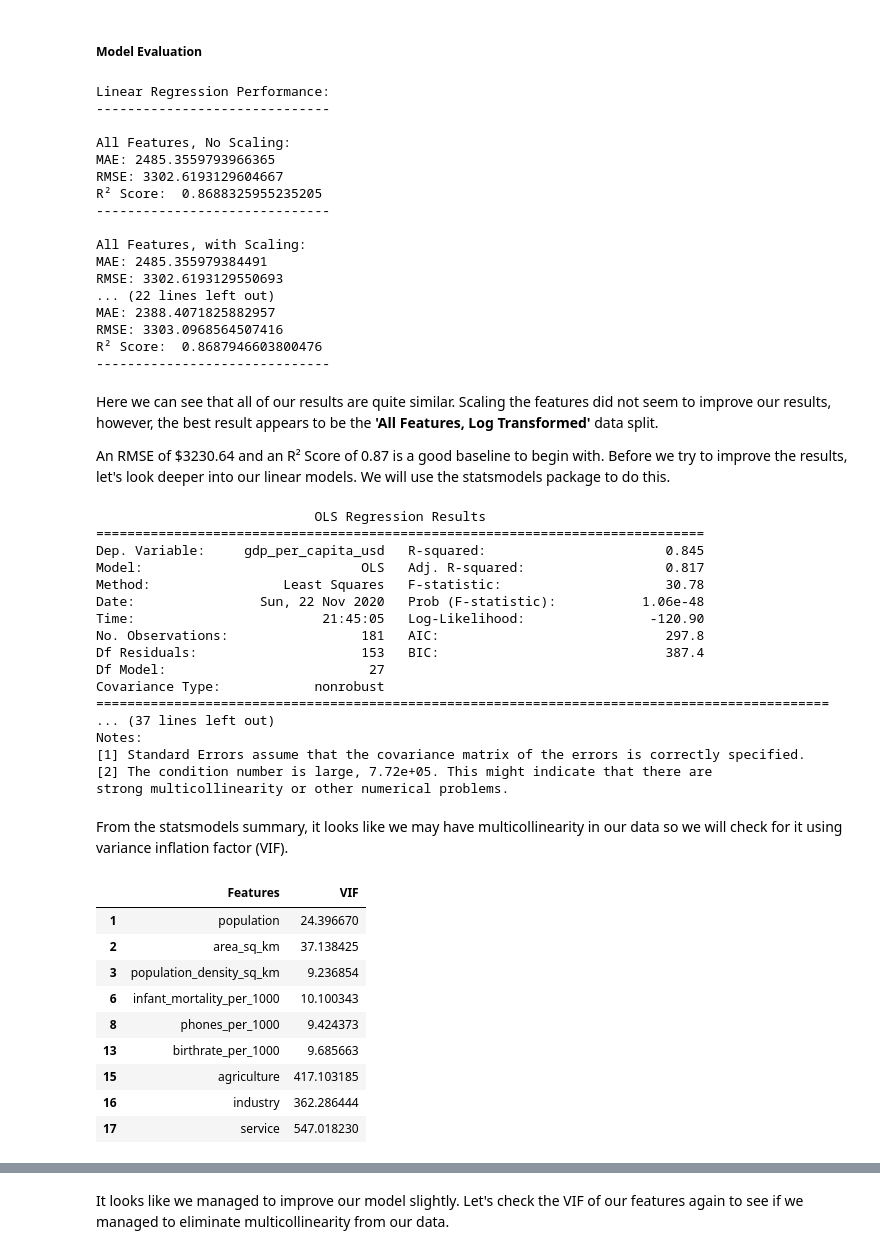
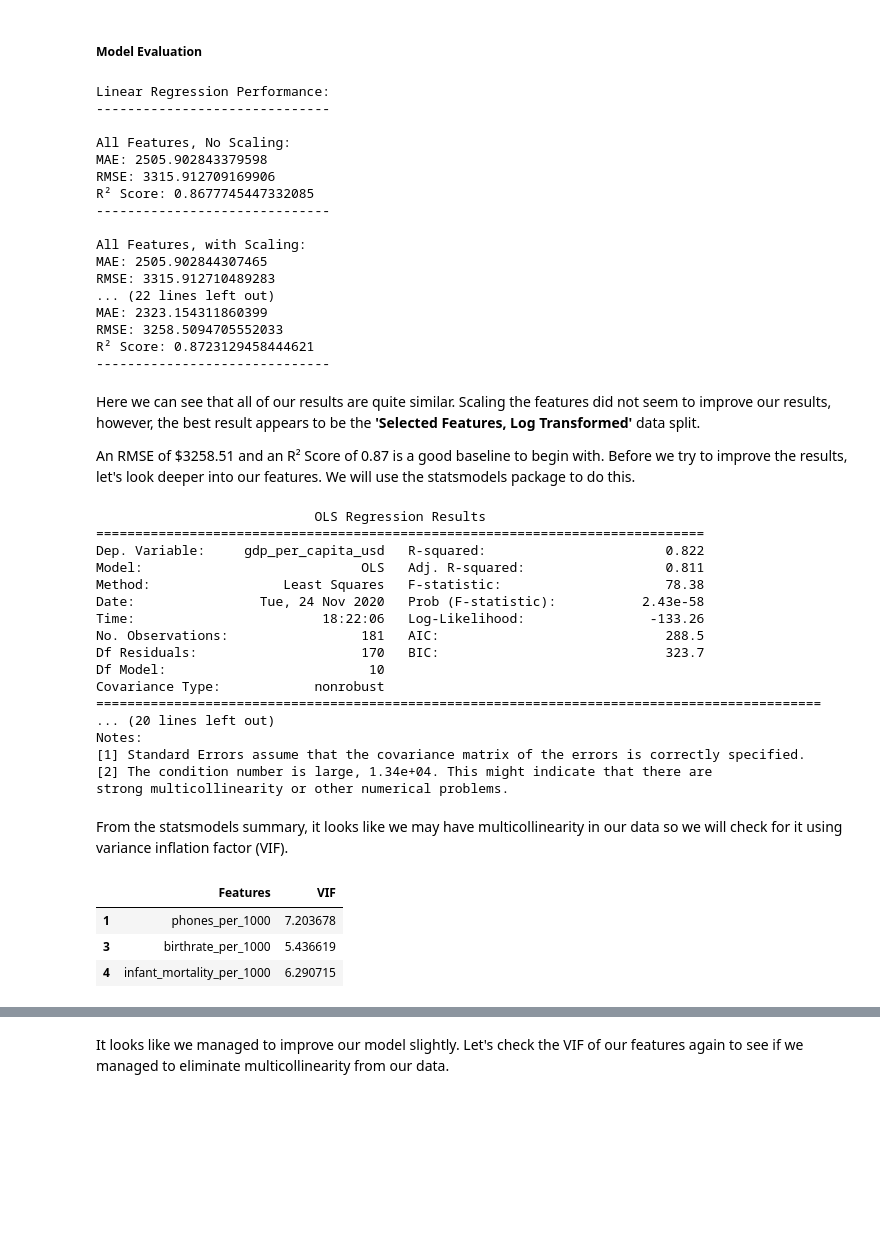
Before and after one commit to dan-grant-hunter/Countries_of_the_World, a Jupyter notebook: countries_of_the_world.ipynb, the cells around one changed output, grey strips where cells are left out. Drawn from its saved outputs; the diff is of its cells as text; code cells hidden in the pictures; blank space fills up the shorter version.

```diff
--- a/countries_of_the_world.ipynb
+++ b/countries_of_the_world.ipynb
@@ -311,13 +359,13 @@ Using the box plots above, we can decide to impute missing values with either me
 # %%
 # Impute values
-data['net_migration'].fillna(0, inplace=True)
-data['infant_mortality_per_1000'].fillna(0, inplace=True)
+data['net_migration'].fillna(data.groupby('region')['net_migration'].transform('median'), inplace=True)
+data['infant_mortality_per_1000'].fillna(data.groupby('region')['infant_mortality_per_1000'].transform('median'), inplace=True)
 data['gdp_per_capita_usd'].fillna(2500, inplace=True)
 data['literacy_%'].fillna(data.groupby('region')['literacy_%'].transform('median'), inplace= True)
 data['phones_per_1000'].fillna(data.groupby('region')['phones_per_1000'].transform('median'), inplace= True)
-data['arable_%'].fillna(0, inplace=True)
-data['crops_%'].fillna(0, inplace=True)
-data['other_%'].fillna(0, inplace=True)
+data['arable_%'].fillna(data.groupby('region')['arable_%'].transform('median'), inplace=True)
+data['crops_%'].fillna(data.groupby('region')['crops_%'].transform('median'), inplace=True)
+data['other_%'].fillna(data.groupby('region')['other_%'].transform('median'), inplace=True)
 data['climate'].fillna(data.groupby('region')['climate'].transform(lambda x: x.mode().max()), inplace=True)
 data['birthrate_per_1000'].fillna(data.groupby('region')['birthrate_per_1000'].transform('mean'), inplace= True)
 data['deathrate_per_1000'].fillna(data.groupby('region')['deathrate_per_1000'].transform('median'), inplace= True)
@@ -743,62 +803,56 @@ Linear Regression Performance:
 ------------------------------
 
 All Features, No Scaling:
-MAE: 2485.3559793966365
-RMSE: 3302.6193129604667
-R² Score:  0.8688325955235205
+MAE: 2505.902843379598
+RMSE: 3315.912709169906
+R² Score: 0.8677745447332085
 ------------------------------
 
 All Features, with Scaling:
-MAE: 2485.355979384491
-RMSE: 3302.6193129550693
+MAE: 2505.902844307465
+RMSE: 3315.912710489283
 ... (22 lines left out)
-MAE: 2388.4071825882957
-RMSE: 3303.0968564507416
-R² Score:  0.8687946603800476
+MAE: 2323.154311860399
+RMSE: 3258.5094705552033
+R² Score: 0.8723129458444621
 ------------------------------
 # %% [markdown]
-Here we can see that all of our results are quite similar. Scaling the features did not seem to improve our results, however, the best result appears to be the **'All Features, Log Transformed'** data split.
+Here we can see that all of our results are quite similar. Scaling the features did not seem to improve our results, however, the best result appears to be the **'Selected Features, Log Transformed'** data split.
 
-An RMSE of $3230.64 and an R² Score of 0.87 is a good baseline to begin with. Before we try to improve the results, let's look deeper into our linear models. We will use the statsmodels package to do this.
+An RMSE of $3258.51 and an R² Score of 0.87 is a good baseline to begin with. Before we try to improve the results, let's look deeper into our features. We will use the statsmodels package to do this.
 # %%
 # Create and fit sm model to data split 5 (all features, log transformed)
-lr_sm5 = sm.OLS(y5_train_log, sm.add_constant(X5_train_log)).fit()
-print(lr_sm5.summary())
+lr_sm6 = sm.OLS(y6_train_log, sm.add_constant(X6_train_log)).fit()
+print(lr_sm6.summary())
 # %% [output]
                             OLS Regression Results
 ==============================================================================
-Dep. Variable:     gdp_per_capita_usd   R-squared:                       0.845
-Model:                            OLS   Adj. R-squared:                  0.817
-Method:                 Least Squares   F-statistic:                     30.78
-Date:                Sun, 22 Nov 2020   Prob (F-statistic):           1.06e-48
-Time:                        21:45:05   Log-Likelihood:                -120.90
-No. Observations:                 181   AIC:                             297.8
-Df Residuals:                     153   BIC:                             387.4
-Df Model:                          27
+Dep. Variable:     gdp_per_capita_usd   R-squared:                       0.822
+Model:                            OLS   Adj. R-squared:                  0.811
+Method:                 Least Squares   F-statistic:                     78.38
+Date:                Tue, 24 Nov 2020   Prob (F-statistic):           2.43e-58
+Time:                        18:22:06   Log-Likelihood:                -133.26
+No. Observations:                 181   AIC:                             288.5
+Df Residuals:                     170   BIC:                             323.7
+Df Model:                          10
 Covariance Type:            nonrobust
-==============================================================================================
-... (37 lines left out)
+=============================================================================================
+... (20 lines left out)
 Notes:
 [1] Standard Errors assume that the covariance matrix of the errors is correctly specified.
-[2] The condition number is large, 7.72e+05. This might indicate that there are
+[2] The condition number is large, 1.34e+04. This might indicate that there are
 strong multicollinearity or other numerical problems.
 # %% [markdown]
 From the statsmodels summary, it looks like we may have multicollinearity in our data so we will check for it using variance inflation factor (VIF).
 # %%
 # Check for multicollinearity using data split 5 (all features, log transformed)
-X5_constant = sm.add_constant(X5_train_log)
+X6_constant = sm.add_constant(X6_train_log)
 vif = pd.DataFrame()
-vif['Features'] = X5_constant.columns
-vif['VIF'] = [variance_inflation_factor(X5_constant.values, i) for i in range(X5_constant.shape[1])]
+vif['Features'] = X6_constant.columns
+vif['VIF'] = [variance_inflation_factor(X6_constant.values, i) for i in range(X6_constant.shape[1])]
 vif[vif['VIF']>5][1:]
 # %% [output]
 |  | Features | VIF |
-| 1 | population | 24.396670 |
-| 2 | area_sq_km | 37.138425 |
-| 3 | population_density_sq_km | 9.236854 |
-| 6 | infant_mortality_per_1000 | 10.100343 |
-| 8 | phones_per_1000 | 9.424373 |
-| 13 | birthrate_per_1000 | 9.685663 |
-| 15 | agriculture | 417.103185 |
-| 16 | industry | 362.286444 |
-| 17 | service | 547.018230 |
+| 1 | phones_per_1000 | 7.203678 |
+| 3 | birthrate_per_1000 | 5.436619 |
+| 4 | infant_mortality_per_1000 | 6.290715 |
```
Also changed, not shown: parts of 102 cells of this notebook.
